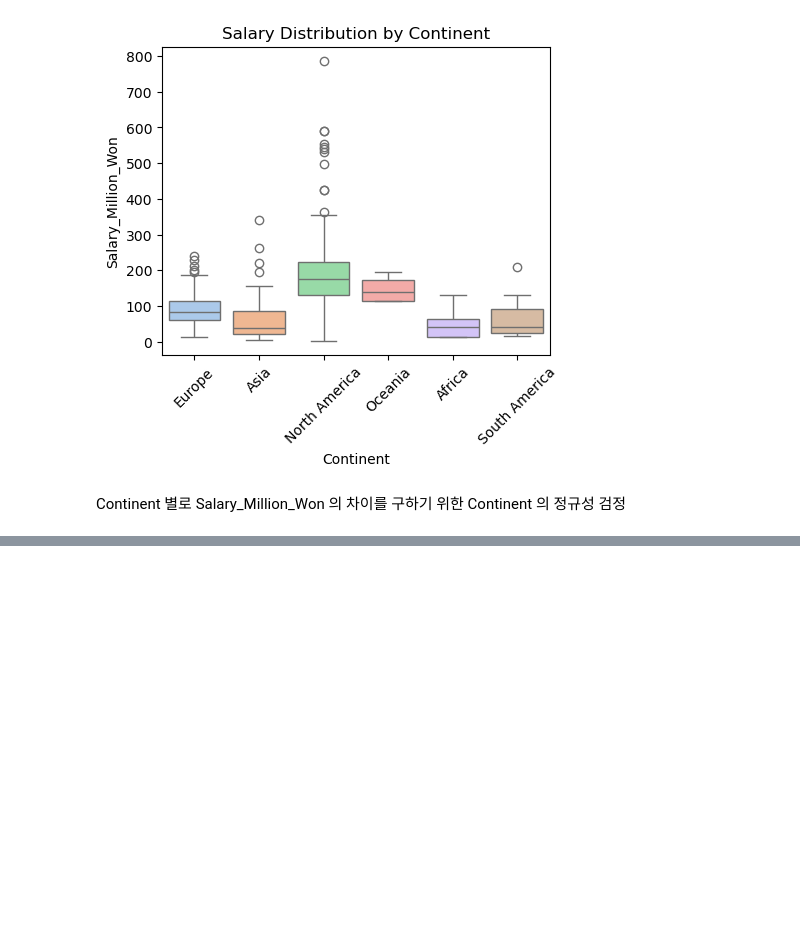
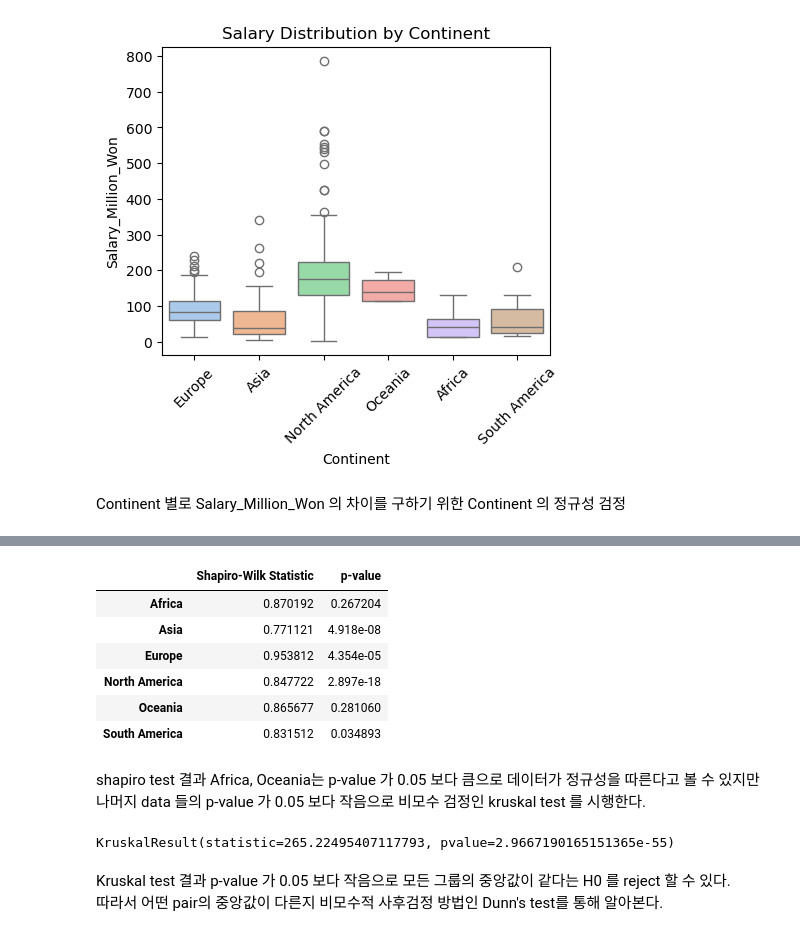
Before and after one commit to Hwaple02/SDA_HW5_1, a Jupyter notebook: mini_project_Hypothesis_testing(60231211).ipynb, the cells around one changed output, grey strips where cells are left out. Drawn from its saved outputs; the diff is of its cells as text; code cells hidden in the pictures; blank space fills up the shorter version.

Commit message:
continent test 추가

```diff
--- a/mini_project_Hypothesis_testing(60231211).ipynb
+++ b/mini_project_Hypothesis_testing(60231211).ipynb
@@ -464,0 +456,31 @@ Name: Salary_Million_Won, Length: 362, dtype: int64
+# %%
+# shapiro test를 사용하여 Continent 별 데이터의 정규성 검정
+
+# Continent의 종류별로 for 반복문을 통해 shapiro test 실행
+normality_continent_results = {}
+for ratio, group_data in data_continent.groupby('Continent'):
+    stat, p_value = shapiro(group_data['Salary_Million_Won'])
+    normality_continent_results[ratio] = {'Shapiro-Wilk Statistic': stat, 'p-value': p_value}
+
+normality_continent_df = pd.DataFrame.from_dict(normality_continent_results, orient='index')
+normality_continent_df
+# %% [output]
+|  | Shapiro-Wilk Statistic | p-value |
+| Africa | 0.870192 | 0.267204 |
+| Asia | 0.771121 | 4.918e-08 |
+| Europe | 0.953812 | 4.354e-05 |
+| North America | 0.847722 | 2.897e-18 |
+| Oceania | 0.865677 | 0.281060 |
+| South America | 0.831512 | 0.034893 |
+# %% [markdown]
+shapiro test 결과 Africa, Oceania는 p-value 가 0.05 보다 큼으로 데이터가 정규성을 따른다고 볼 수 있지만 <br>
+나머지 data 들의 p-value 가 0.05 보다 작음으로 비모수 검정인 kruskal test 를 시행한다.
+# %%
+# kruskal test 실행
+
+stats.kruskal(salary_europe, salary_asia, salary_north_america, salary_oceania, salary_africa, salary_south_america)
+# %% [output]
+KruskalResult(statistic=265.22495407117793, pvalue=2.9667190165151365e-55)
+# %% [markdown]
+Kruskal test 결과 p-value 가 0.05 보다 작음으로 모든 그룹의 중앙값이 같다는 H0 를 reject 할 수 있다. <br>
+따라서 어떤 pair의 중앙값이 다른지 비모수적 사후검정 방법인 Dunn's test를 통해 알아본다.
```
Also changed, not shown: parts of 5 cells of this notebook.
